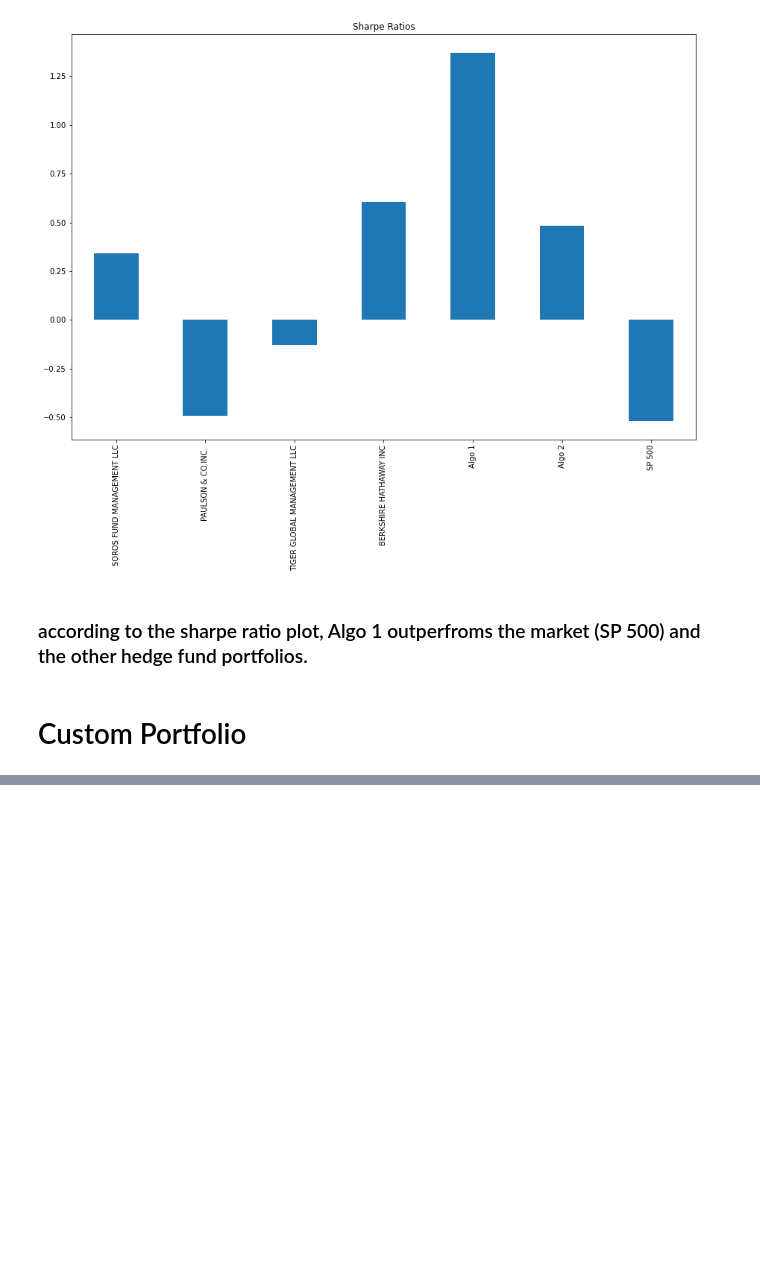
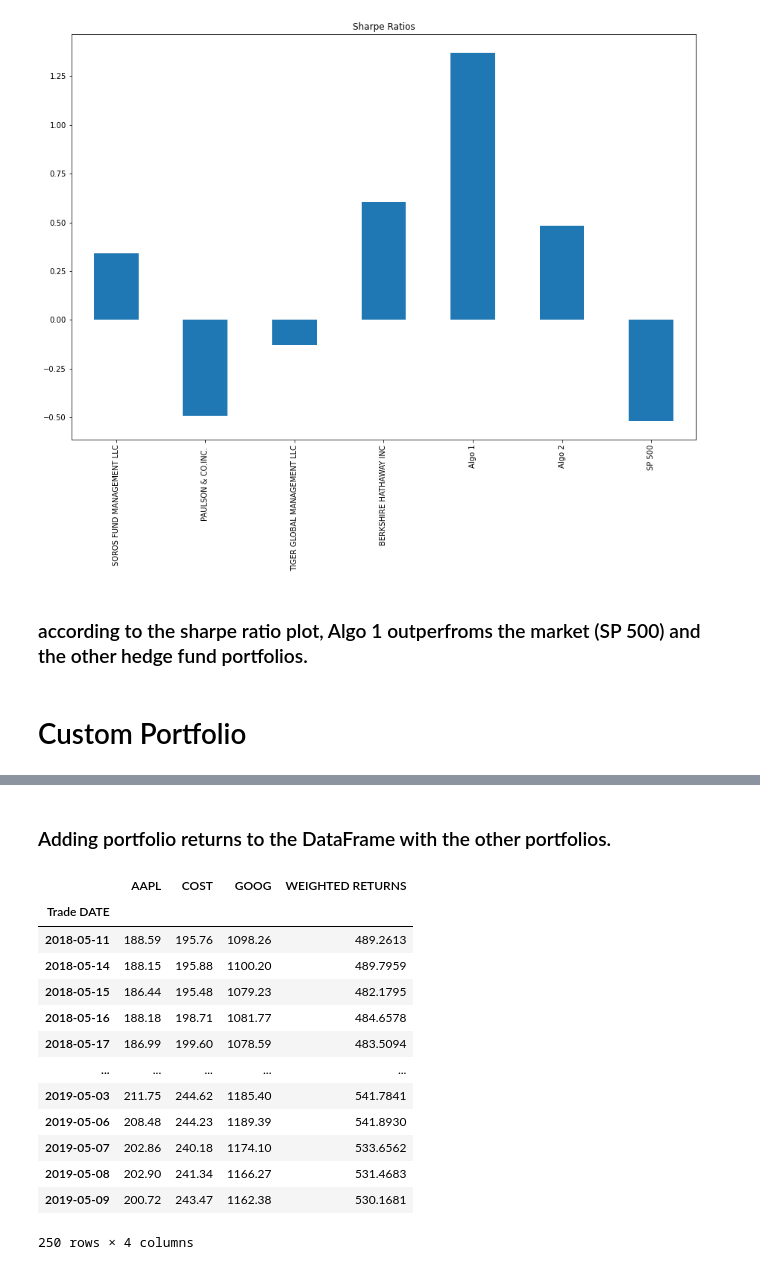
Before and after one commit to bodemuse/A-Whale-Off-The-Portfolio, a Jupyter notebook: A Whale Off The Portfolio (1).ipynb, the cells around one changed output, grey strips where cells are left out. Cells and saved outputs as stored; diff of their text form; code cells hidden in the pictures; blank space fills up the shorter version.

```diff
--- a/A Whale Off The Portfolio (1).ipynb
+++ b/A Whale Off The Portfolio (1).ipynb
@@ -262,0 +277,4 @@ custom_portfolio
+# %%
+# Calculate Daily Returns
+custom_portfolio = custom_portfolio.pct_change()
+custom_portfolio.head()
@@ -262,0 +327,24 @@ custom_portfolio
+# %% [markdown]
+### Adding portfolio returns to the DataFrame with the other portfolios.
+# %%
+#Adding portfolio returns to the DataFrame with the other portfolios.
+portfolio_and_returns = pd.concat([custom_portfolio, portfolio_returns], axis = 1, join ='inner')
+
+#Renaming the fifth column to 'Weighted returns'
+portfolio_and_returns.rename(columns = {0 : "WEIGHTED RETURNS"}, inplace = True)
+portfolio_and_returns
+# %% [output]
+|  | AAPL | COST | GOOG | WEIGHTED RETURNS |
+| Trade DATE |  |  |  |  |
+| 2018-05-11 | 188.59 | 195.76 | 1098.26 | 489.2613 |
+| 2018-05-14 | 188.15 | 195.88 | 1100.20 | 489.7959 |
+| 2018-05-15 | 186.44 | 195.48 | 1079.23 | 482.1795 |
+| 2018-05-16 | 188.18 | 198.71 | 1081.77 | 484.6578 |
+| 2018-05-17 | 186.99 | 199.60 | 1078.59 | 483.5094 |
+| ... | ... | ... | ... | ... |
+| 2019-05-03 | 211.75 | 244.62 | 1185.40 | 541.7841 |
+| 2019-05-06 | 208.48 | 244.23 | 1189.39 | 541.8930 |
+| 2019-05-07 | 202.86 | 240.18 | 1174.10 | 533.6562 |
+| 2019-05-08 | 202.90 | 241.34 | 1166.27 | 531.4683 |
+| 2019-05-09 | 200.72 | 243.47 | 1162.38 | 530.1681 |
+250 rows × 4 columns
```
Also changed, not shown: parts of 17 cells of this notebook.
